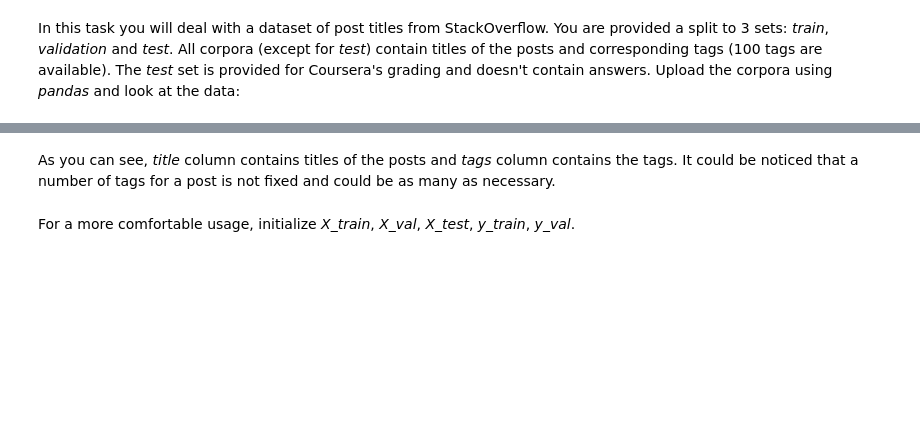
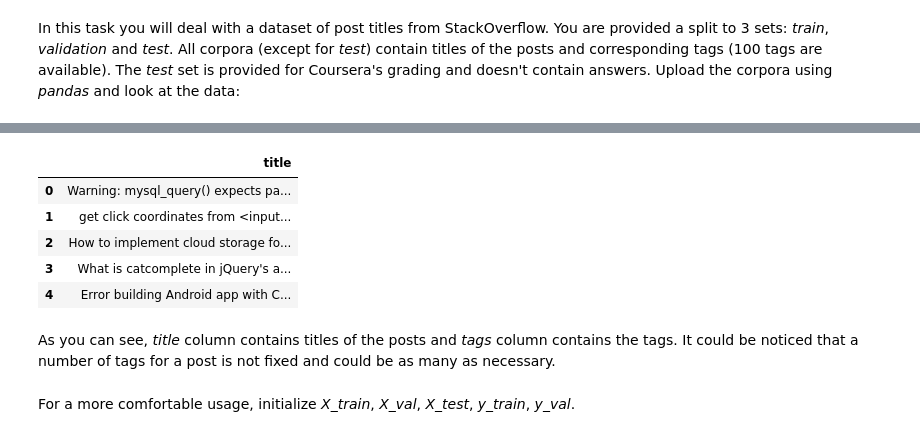
Before and after one commit to DrigoDomingos/hse-aml-natural-language-processing, a Jupyter notebook: week1/week1-MultilabelClassification.ipynb, the cells around one changed output, grey strips where cells are left out. Drawn from its saved outputs; the diff is of its cells as text; code cells hidden in the pictures; blank space fills up the shorter version.

```diff
--- a/week1/week1-MultilabelClassification.ipynb
+++ b/week1/week1-MultilabelClassification.ipynb
@@ -61,3 +80,12 @@ train.head()
+# %%
+test.head()
+# %% [output]
+|  | title |
+| 0 | Warning: mysql_query() expects pa... |
+| 1 | get click coordinates from <input... |
+| 2 | How to implement cloud storage fo... |
+| 3 | What is catcomplete in jQuery's a... |
+| 4 | Error building Android app with C... |
 # %% [markdown]
 As you can see, *title* column contains titles of the posts and *tags* column contains the tags. It could be noticed that a number of tags for a post is not fixed and could be as many as necessary.
 # %% [markdown]
```
Also changed, not shown: parts of 5 cells of this notebook.
